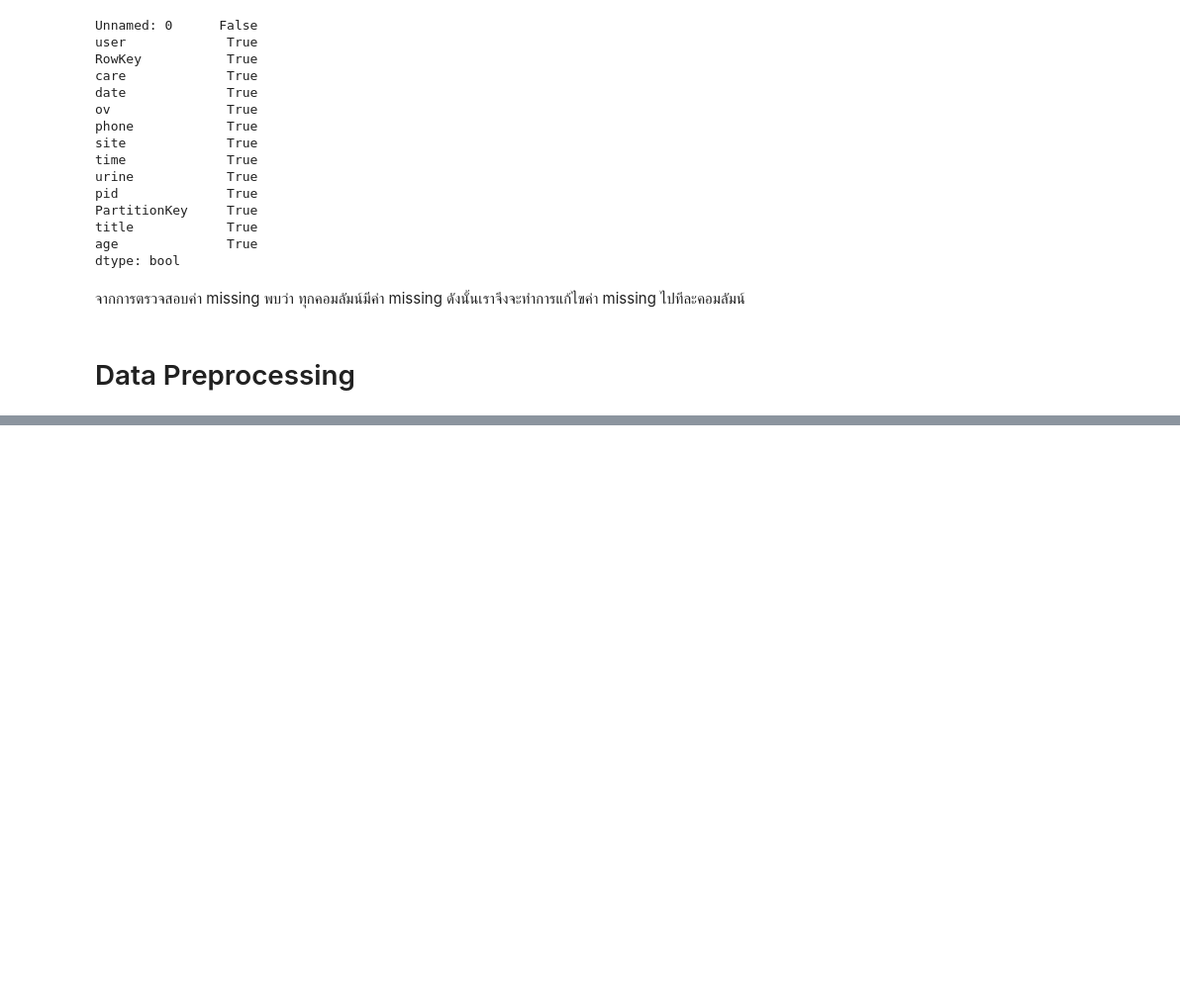
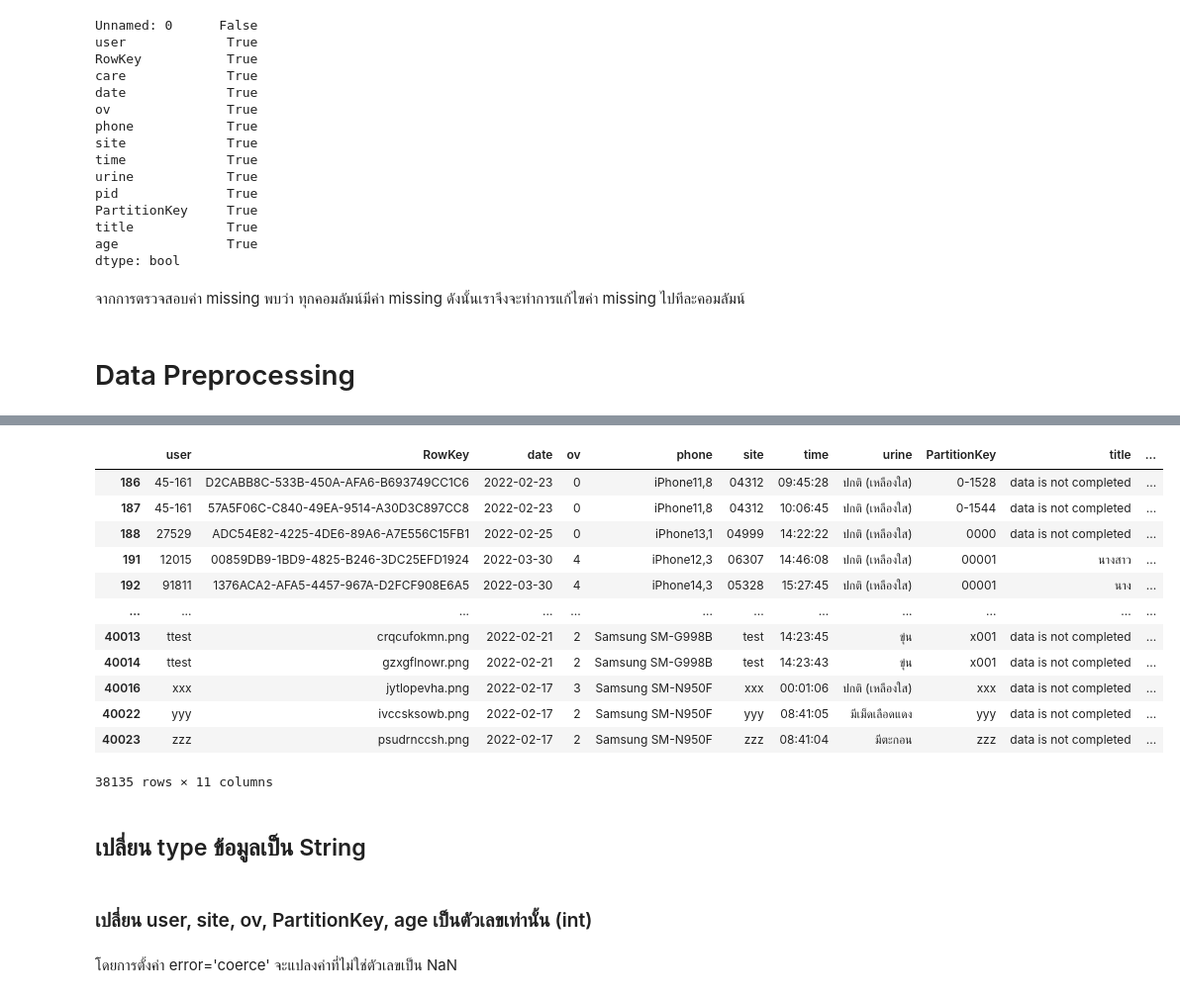
Before and after one commit to Jittiya/data_viz_2022, a Jupyter notebook: Final_DataViz.ipynb, the cells around one changed output, grey strips where cells are left out. Shown at 99% size. Saved outputs shown, nothing was run; the diff lists cells and outputs as text; code cells hidden in the pictures; blank space fills up the shorter version.

Commit message:
เปลี่ยน type ถูกไหมนะ

```diff
--- a/Final_DataViz.ipynb
+++ b/Final_DataViz.ipynb
@@ -91,0 +109,19 @@ dtype: bool
+# %%
+data_drop = data.dropna()
+data_drop
+# %% [output]
+|  | user | RowKey | date | ov | phone | site | time | urine | PartitionKey | title | ... |
+| 186 | 45-161 | D2CABB8C-533B-450A-AFA6-B693749CC1C6 | 2022-02-23 | 0 | iPhone11,8 | 04312 | 09:45:28 | ปกติ (เหลืองใส) | 0-1528 | data is not completed | ... |
+| 187 | 45-161 | 57A5F06C-C840-49EA-9514-A30D3C897CC8 | 2022-02-23 | 0 | iPhone11,8 | 04312 | 10:06:45 | ปกติ (เหลืองใส) | 0-1544 | data is not completed | ... |
+| 188 | 27529 | ADC54E82-4225-4DE6-89A6-A7E556C15FB1 | 2022-02-25 | 0 | iPhone13,1 | 04999 | 14:22:22 | ปกติ (เหลืองใส) | 0000 | data is not completed | ... |
+| 191 | 12015 | 00859DB9-1BD9-4825-B246-3DC25EFD1924 | 2022-03-30 | 4 | iPhone12,3 | 06307 | 14:46:08 | ปกติ (เหลืองใส) | 00001 | นางสาว | ... |
+| 192 | 91811 | 1376ACA2-AFA5-4457-967A-D2FCF908E6A5 | 2022-03-30 | 4 | iPhone14,3 | 05328 | 15:27:45 | ปกติ (เหลืองใส) | 00001 | นาง | ... |
+| ... | ... | ... | ... | ... | ... | ... | ... | ... | ... | ... | ... |
+| 40013 | ttest | crqcufokmn.png | 2022-02-21 | 2 | Samsung SM-G998B | test | 14:23:45 | ขุ่น | x001 | data is not completed | ... |
+| 40014 | ttest | gzxgflnowr.png | 2022-02-21 | 2 | Samsung SM-G998B | test | 14:23:43 | ขุ่น | x001 | data is not completed | ... |
+| 40016 | xxx | jytlopevha.png | 2022-02-17 | 3 | Samsung SM-N950F | xxx | 00:01:06 | ปกติ (เหลืองใส) | xxx | data is not completed | ... |
+| 40022 | yyy | ivccsksowb.png | 2022-02-17 | 2 | Samsung SM-N950F | yyy | 08:41:05 | มีเม็ดเลือดแดง | yyy | data is not completed | ... |
+| 40023 | zzz | psudrnccsh.png | 2022-02-17 | 2 | Samsung SM-N950F | zzz | 08:41:04 | มีตะกอน | zzz | data is not completed | ... |
+38135 rows × 11 columns
+# %% [markdown]
+## เปลี่ยน type ข้อมูลเป็น String
@@ -91,0 +130,4 @@ dtype: bool
+# %% [markdown]
+### เปลี่ยน user, site, ov, PartitionKey, age เป็นตัวเลขเท่านั้น (int)
+# %% [markdown]
+โดยการตั้งค่า  error='coerce' จะแปลงค่าที่ไม่ใช่ตัวเลขเป็น  NaN
```
Also changed, not shown: parts of 11 cells of this notebook.
